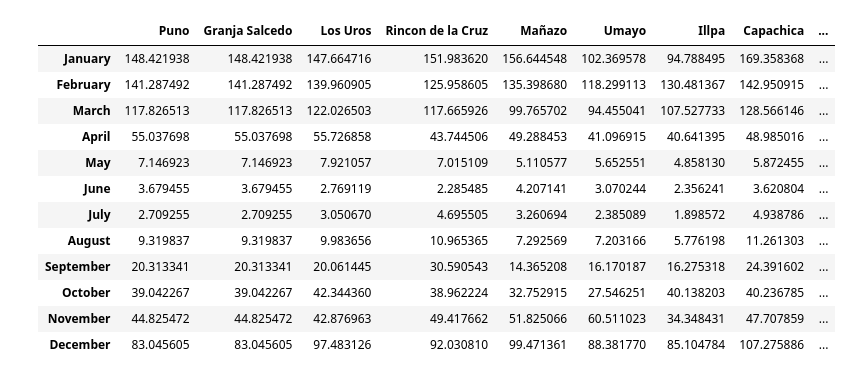
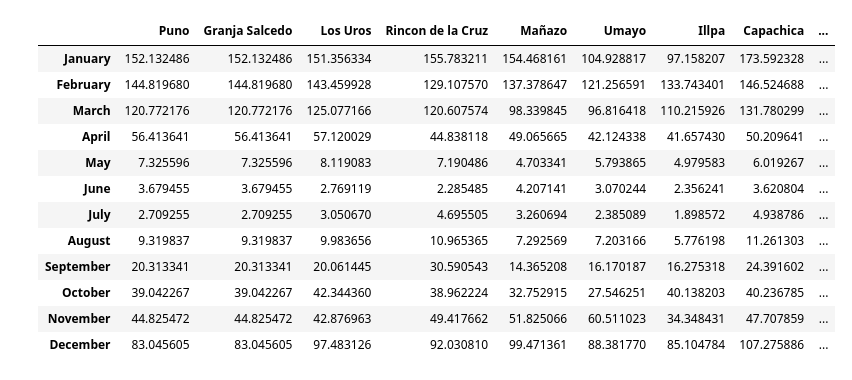
Before and after one commit to glagas/los_rosales, a Jupyter notebook: preciptacion puno.ipynb, the cells around one changed output. Cells and saved outputs as stored; diff of their text form; code cells hidden in the pictures.

```diff
--- a/preciptacion puno.ipynb
+++ b/preciptacion puno.ipynb
@@ -6,4 +6,9 @@ import datetime as dt
 # %%
 df = pd.read_excel("Reporte_Fred.xls",parse_dates=["Fecha"]) #importar excel con datos diarios
 df = df.set_index('Fecha') #formato fecha columna "Fecha"
-df.head()
+#df.head()
+df.describe()
+#quitar 2021 de bdd
+fin_2020 = '2020-12-31'
+mask = (df.index <= fin_2020)
+df = df.loc[mask]
@@ -56,17 +58,19 @@ plt.show()
 # %%
 #PROMEDIOS MENSUALES RANGO 1981-2018
 m = df_mensual.index.month
 result = df_mensual.groupby(m).mean()
 # Rename month 1 to January, 2 to February, etc.
 result.index = pd.date_range('1/1/2019', '12/1/2019', freq='MS').strftime('%B')
+
+result.to_csv('promedios_mensuales.csv')
 result
 # %% [output]
 |  | Puno | Granja Salcedo | Los Uros | Rincon de la Cruz | Mañazo | Umayo | Illpa | Capachica | ... |
-| January | 148.421938 | 148.421938 | 147.664716 | 151.983620 | 156.644548 | 102.369578 | 94.788495 | 169.358368 | ... |
-| February | 141.287492 | 141.287492 | 139.960905 | 125.958605 | 135.398680 | 118.299113 | 130.481367 | 142.950915 | ... |
-| March | 117.826513 | 117.826513 | 122.026503 | 117.665926 | 99.765702 | 94.455041 | 107.527733 | 128.566146 | ... |
-| April | 55.037698 | 55.037698 | 55.726858 | 43.744506 | 49.288453 | 41.096915 | 40.641395 | 48.985016 | ... |
-| May | 7.146923 | 7.146923 | 7.921057 | 7.015109 | 5.110577 | 5.652551 | 4.858130 | 5.872455 | ... |
+| January | 152.132486 | 152.132486 | 151.356334 | 155.783211 | 154.468161 | 104.928817 | 97.158207 | 173.592328 | ... |
+| February | 144.819680 | 144.819680 | 143.459928 | 129.107570 | 137.378647 | 121.256591 | 133.743401 | 146.524688 | ... |
+| March | 120.772176 | 120.772176 | 125.077166 | 120.607574 | 98.339845 | 96.816418 | 110.215926 | 131.780299 | ... |
+| April | 56.413641 | 56.413641 | 57.120029 | 44.838118 | 49.065665 | 42.124338 | 41.657430 | 50.209641 | ... |
+| May | 7.325596 | 7.325596 | 8.119083 | 7.190486 | 4.703341 | 5.793865 | 4.979583 | 6.019267 | ... |
 | June | 3.679455 | 3.679455 | 2.769119 | 2.285485 | 4.207141 | 3.070244 | 2.356241 | 3.620804 | ... |
 | July | 2.709255 | 2.709255 | 3.050670 | 4.695505 | 3.260694 | 2.385089 | 1.898572 | 4.938786 | ... |
 | August | 9.319837 | 9.319837 | 9.983656 | 10.965365 | 7.292569 | 7.203166 | 5.776198 | 11.261303 | ... |
```
Also changed, not shown: parts of 5 cells of this notebook, 12 other files.
